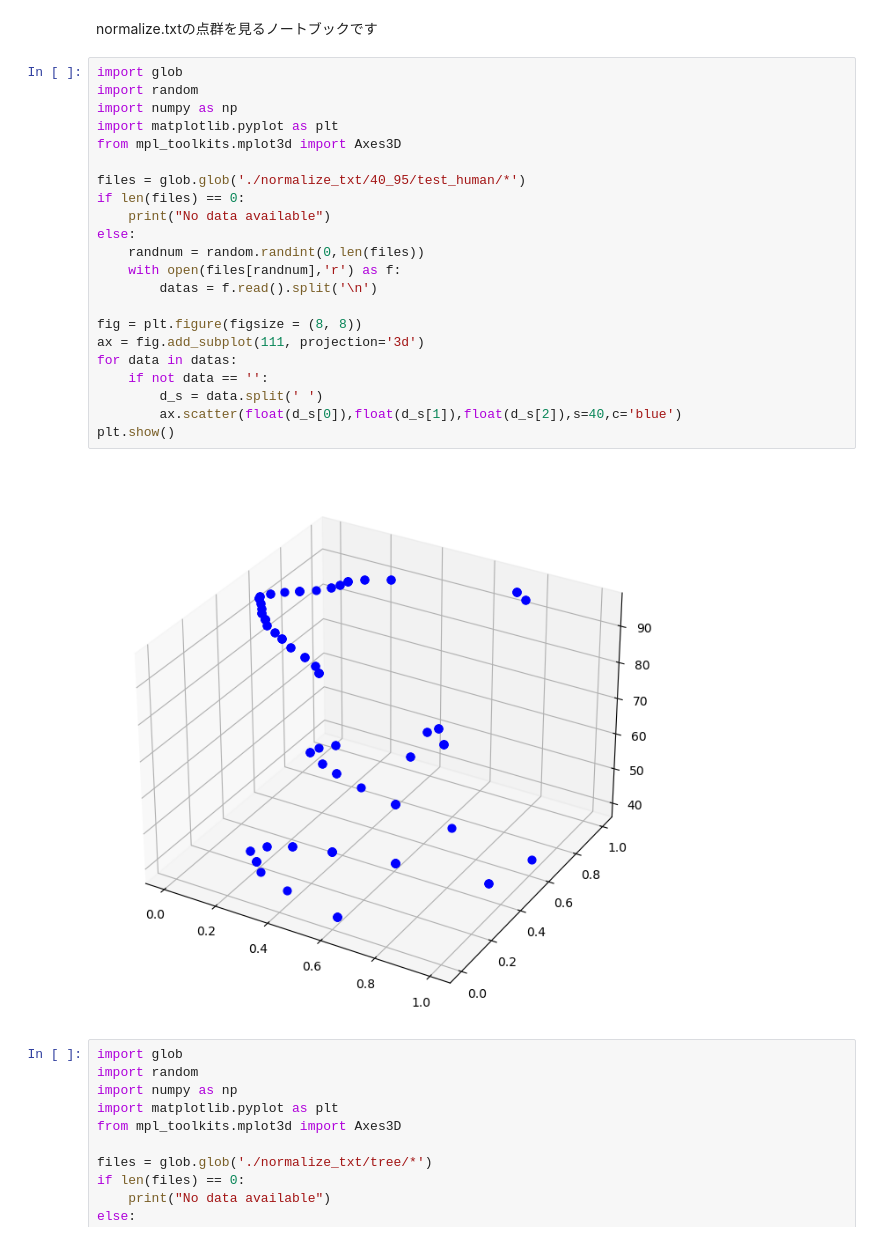
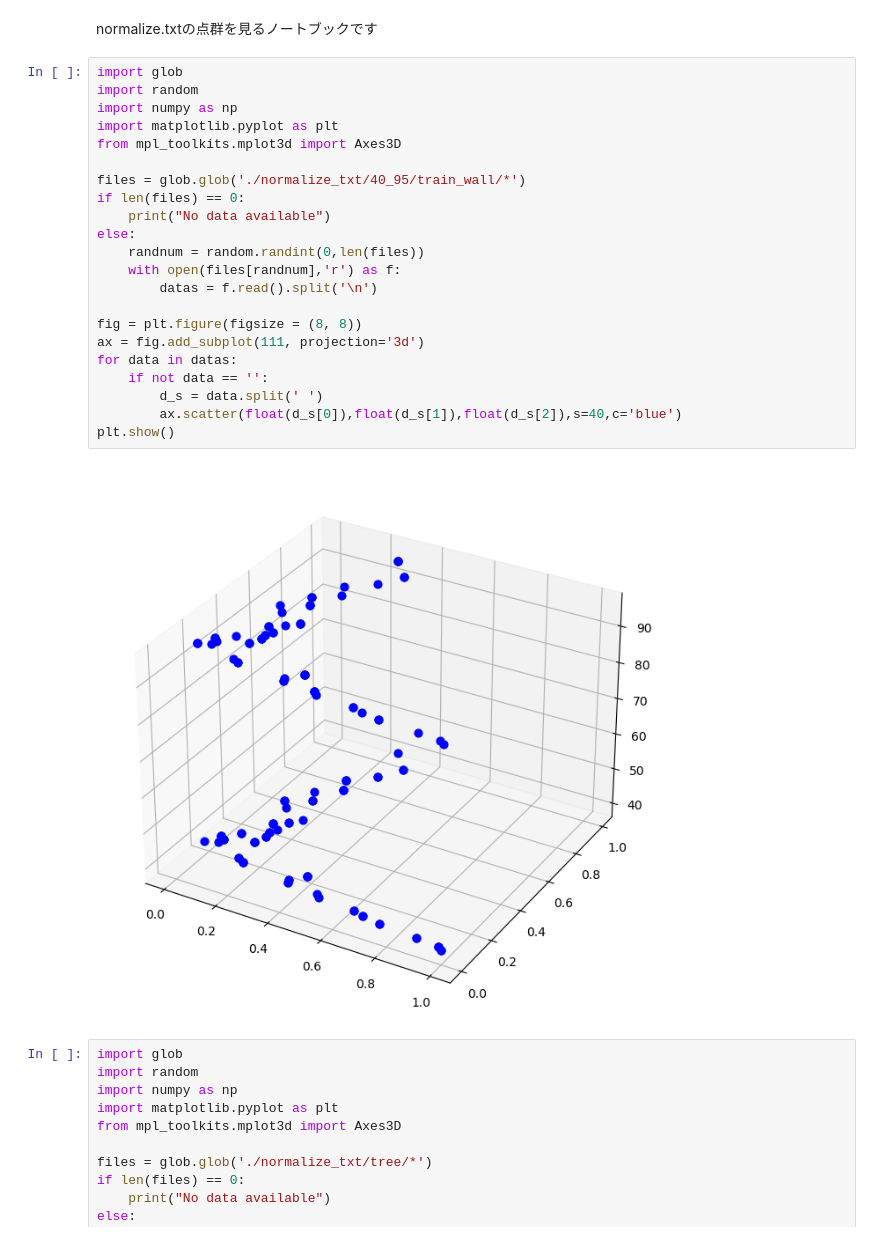
Before and after one commit to kiyotchitala/ipynb_pointnet, a Jupyter notebook: confilm.ipynb, the cells around one changed output. Cells and saved outputs as stored; diff of their text form.

```diff
--- a/confilm.ipynb
+++ b/confilm.ipynb
@@ -3,27 +3,27 @@ normalize.txtの点群を見るノートブックです
 # %%
 import glob
 import random
 import numpy as np
 import matplotlib.pyplot as plt
 from mpl_toolkits.mplot3d import Axes3D
 
-files = glob.glob('./normalize_txt/40_95/test_human/*')
+files = glob.glob('./normalize_txt/40_95/train_wall/*')
 if len(files) == 0:
     print("No data available")
 else:
     randnum = random.randint(0,len(files))
     with open(files[randnum],'r') as f:
         datas = f.read().split('\n')
 
 fig = plt.figure(figsize = (8, 8))
 ax = fig.add_subplot(111, projection='3d')
 for data in datas:
     if not data == '':
         d_s = data.split(' ')
         ax.scatter(float(d_s[0]),float(d_s[1]),float(d_s[2]),s=40,c='blue')
 plt.show()
 # %% [output]
-[figure, old version]
+[figure, new version]
 # %%
 import glob
 import random
```
Also changed, not shown: 1 other file.
